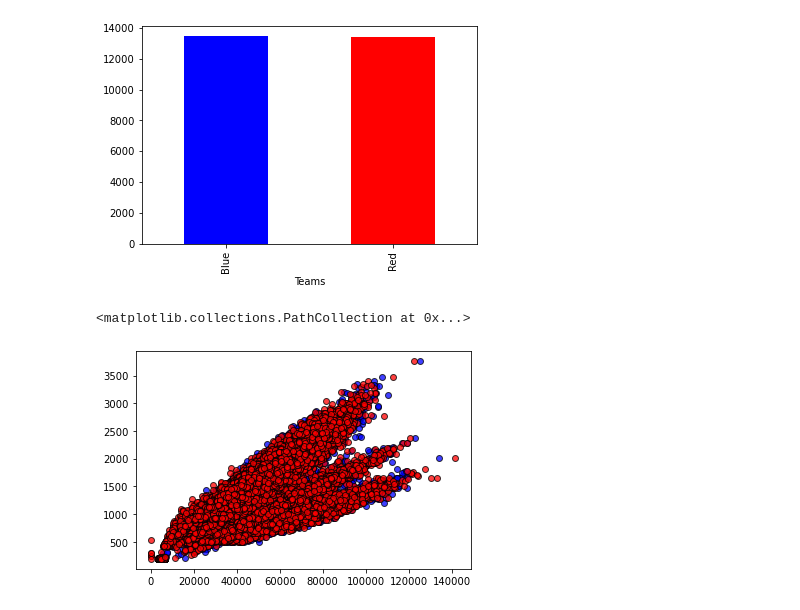
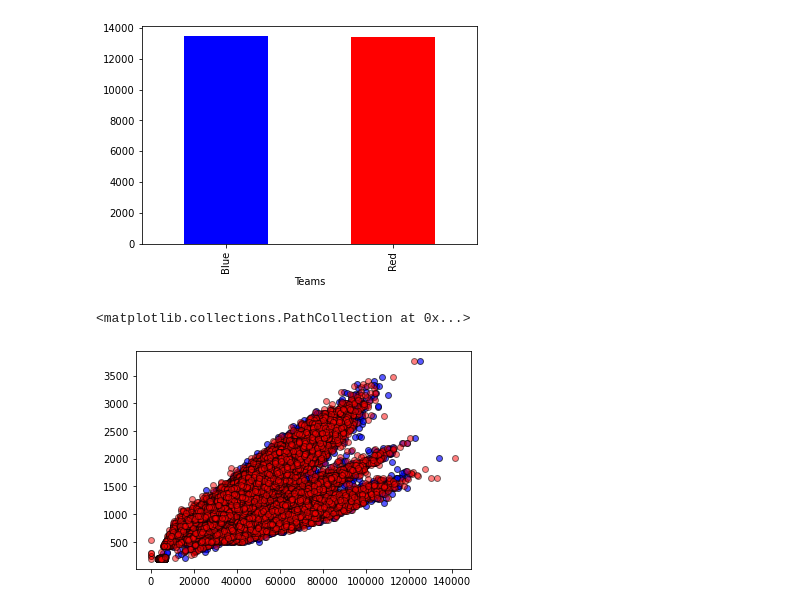
Before and after one commit to josephchancey/riot-lol-match-trends, a Jupyter notebook: Notebooks/LoL Trend Analysis.ipynb, the cells around one changed output. Cells and saved outputs as stored; diff of their text form; code cells hidden in the pictures.

```diff
--- a/Notebooks/LoL Trend Analysis.ipynb
+++ b/Notebooks/LoL Trend Analysis.ipynb
@@ -380,14 +380,13 @@ Percentage of wins for red is: 0.49993%
 # %%
 # Plot Game Length vs Gold Income
 
 m_df['totalGoldDiff'] = m_df['redTotalGold'] - m_df['blueTotalGold']
 
 master_length_wins_df = m_df[['gameId', 'blueWins', 'redWins', 'blueTotalGold', 'gameDuraton', 'redTotalGold']]
 
-#x_axis = m_df['totalGoldDiff']
-
-plt.scatter(master_length_wins_df['blueTotalGold'], master_length_wins_df['gameDuraton'], marker="o", facecolors="blue", edgecolors="black", alpha=0.75)
-plt.scatter(master_length_wins_df['redTotalGold'], master_length_wins_df['gameDuraton'], marker="o", facecolors="red", edgecolors="black", alpha=0.75)
+# Plot Total Red/Blue game duration against income
+plt.scatter(master_length_wins_df['blueTotalGold'], master_length_wins_df['gameDuraton'], marker="o", facecolors="blue", edgecolors="black", alpha=0.65)
+plt.scatter(master_length_wins_df['redTotalGold'], master_length_wins_df['gameDuraton'], marker="o", facecolors="red", edgecolors="black", alpha=0.50)
 # %% [output]
 <matplotlib.collections.PathCollection at 0x...>
-[figure, old version]
+[figure, new version]
```
Also changed, not shown: parts of 6 cells of this notebook.
